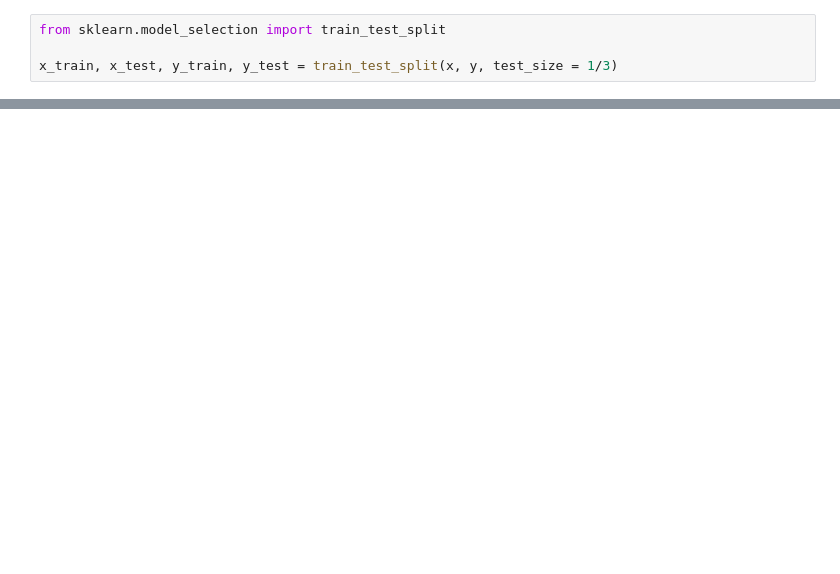
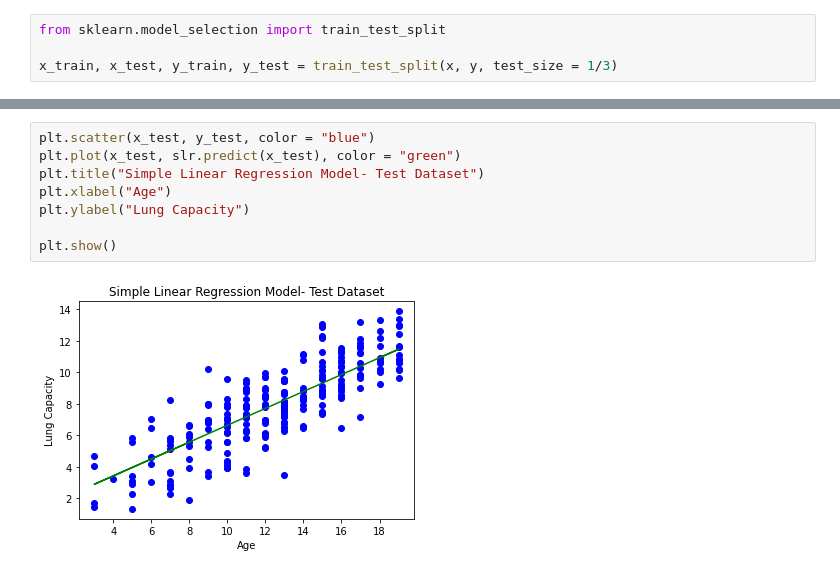
Before and after one commit to hajajaved/day10_ds_ml, a Jupyter notebook: miniproj.ipynb, the cells around one changed output, grey strips where cells are left out. Saved outputs shown, nothing was run; the diff lists cells and outputs as text; blank space fills up the shorter version.

```diff
--- a/miniproj.ipynb
+++ b/miniproj.ipynb
@@ -187,0 +198,10 @@ print(x_test)
+# %%
+plt.scatter(x_test, y_test, color = "blue")
+plt.plot(x_test, slr.predict(x_test), color = "green")
+plt.title("Simple Linear Regression Model- Test Dataset")
+plt.xlabel("Age")
+plt.ylabel("Lung Capacity")
+
+plt.show()
+# %% [output]
+[figure, added]
```
Also changed, not shown: parts of 13 cells of this notebook.
